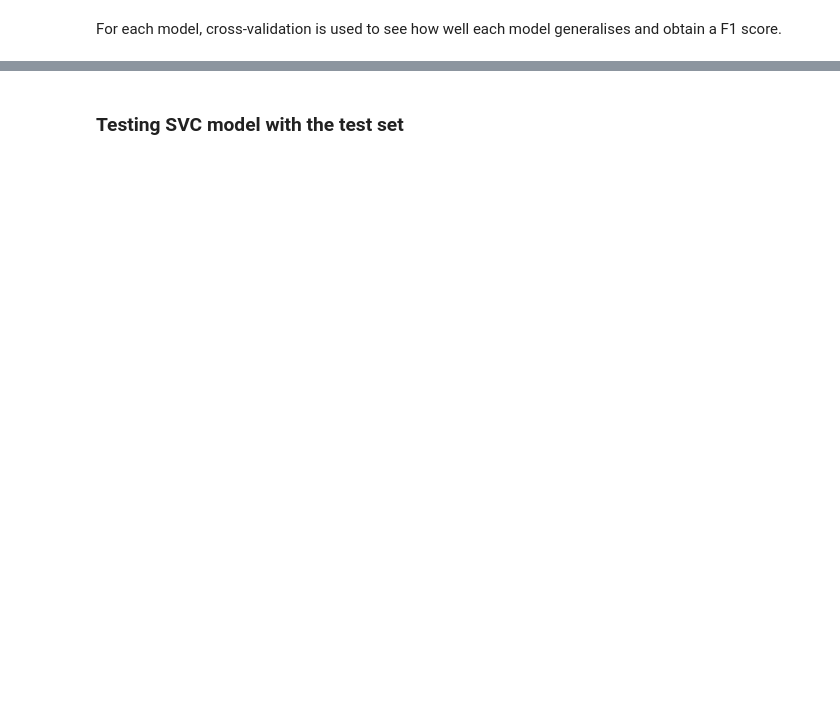
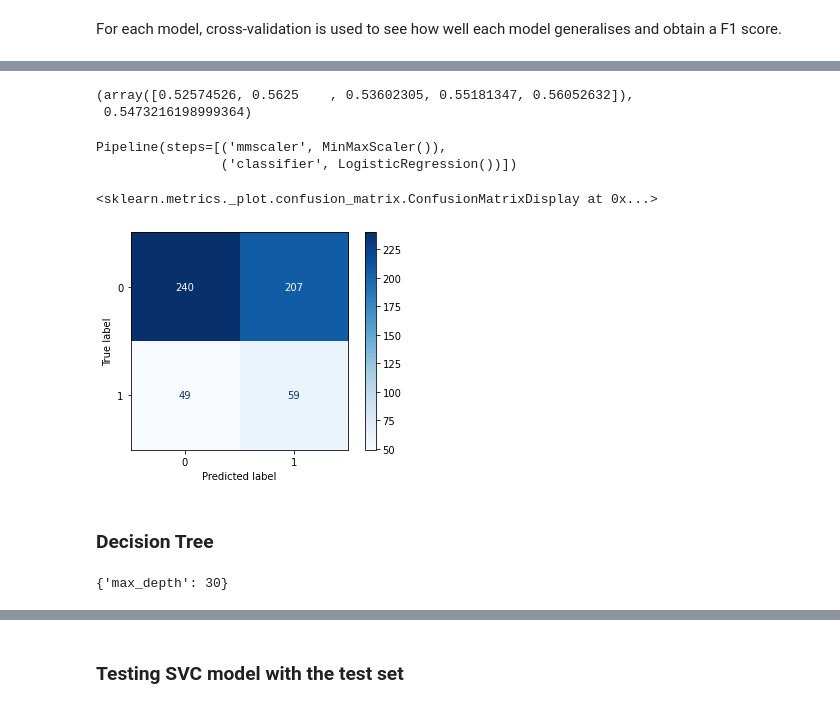
Before and after one commit to jonkingseestheworld/Music_Match_Maker, a Jupyter notebook: song_choice_analyser_notebook.ipynb, the cells around one changed output, grey strips where cells are left out. Cells and saved outputs as stored; diff of their text form; code cells hidden in the pictures; blank space fills up the shorter version.

```diff
--- a/song_choice_analyser_notebook.ipynb
+++ b/song_choice_analyser_notebook.ipynb
@@ -206,6 +206,6 @@ y_train.value_counts()
 Name: favourite, dtype: int64
-# %%
-# Apply SMOTE
-
-oversample = SMOTE()
-X_train_scaled,y_train = oversample.fit_resample(X_train_scaled,y_train)
+# %%
+# Apply SMOTE
+# again to prevent data leakage into Test set, it's important to split the data before applying SMOTE
+
+X_trainS, y_trainS = SMOTE().fit_resample(X_train, y_train)
@@ -214,6 +225,13 @@ For each model, cross-validation is used to see how well each model generalises
 # %%
 
-# Logistic Regression
-lr = LogisticRegression()
-lr_scores = cross_val_score(lr, X_train_scaled, y_train, cv=5, scoring="f1", n_jobs=-1, verbose=2)
+lr = Pipeline(steps=[('mmscaler', mmscaler), ('classifier', LogisticRegression())])
+
+
+## Logistic Regression
+#lr = LogisticRegression()
+#lr_scores = cross_val_score(lr, X_train_scaled, y_train, cv=5, scoring="f1", n_jobs=-1, verbose=2)
+#lr_scores_pre = cross_val_score(lr, X_train_scaled, y_train, cv=5, scoring="precision", n_jobs=-1, verbose=2)
+lr_scores = cross_val_score(lr, X_trainS, y_trainS, cv=5, scoring="precision", n_jobs=-1, verbose=2)
+
+
 #np.mean(lr_scores)
@@ -220,13 +241,37 @@ lr_scores = cross_val_score(lr, X_train_scaled, y_train, cv=5, scoring="f1", n_j
 # %%
-np.mean(lr_scores)
+lr_scores, np.mean(lr_scores)
+# %% [output]
+(array([0.52574526, 0.5625    , 0.53602305, 0.55181347, 0.56052632]),
+ 0.5473216198999364)
+# %%
+lr.fit(X_trainS, y_trainS)
+# %% [output]
+Pipeline(steps=[('mmscaler', MinMaxScaler()),
+                ('classifier', LogisticRegression())])
+# %%
+y_pred = lr.predict(X_test)
+
+f1_score(y_test, y_pred, average=None)
+
+#plot_confusion_matrix(lr, X_test, y_test, cmap="Blues")
+# %% [output]
+<sklearn.metrics._plot.confusion_matrix.ConfusionMatrixDisplay at 0x...>
+[figure, added]
+# %% [markdown]
+### Decision Tree
 # %%
 # Hyperparameter optimization for Decision Tree Classifier
 parameters = {
-    'max_depth':[15,20,30],
+    'max_depth':[15,20,30, 50, 100],
 }
-dtc = Pipeline([('CV',GridSearchCV(DecisionTreeClassifier(random_state=13), parameters, cv = 5, scoring="f1"))])
+#dtc = Pipeline([('CV',GridSearchCV(DecisionTreeClassifier(random_state=13), parameters, cv = 5, scoring="f1"))])
+dtc = Pipeline([('CV',GridSearchCV(DecisionTreeClassifier(random_state=13), parameters, cv = 5, scoring="precision"))])
+
+
 dtc.fit(X_train_scaled, y_train)
 dtc.named_steps['CV'].best_params_
+# %% [output]
+{'max_depth': 30}
 # %%
 # Decision Tree
 dt = DecisionTreeClassifier(max_depth=30)
```
Also changed, not shown: parts of 35 cells of this notebook, 3 other files.
